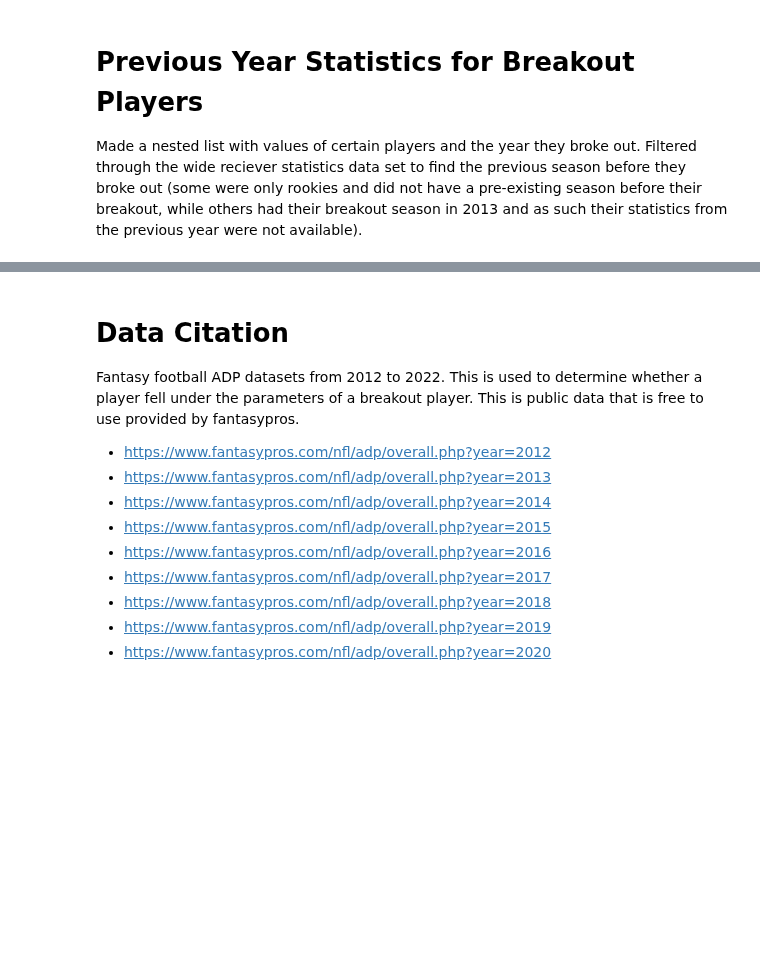
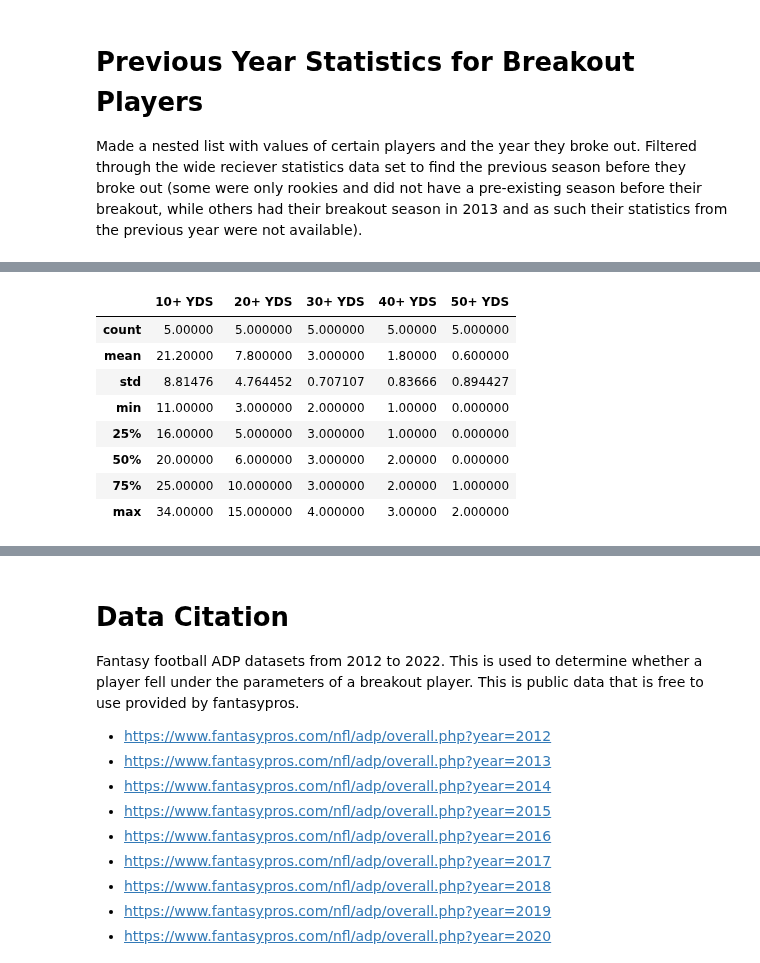
Before and after one commit to jjz62/info2950group, a Jupyter notebook: data_notebook.ipynb, the cells around one changed output, grey strips where cells are left out. Saved outputs shown, nothing was run; the diff lists cells and outputs as text; code cells hidden in the pictures; blank space fills up the shorter version.

```diff
--- a/data_notebook.ipynb
+++ b/data_notebook.ipynb
@@ -262,0 +241,13 @@ TypeError: can only concatenate str (not "int") to str
+# %%
+breakouts_summary_bigplays = empty_table[["10+ YDS", "20+ YDS", "30+ YDS", "40+ YDS", "50+ YDS"]].describe()
+breakouts_summary_bigplays
+# %% [output]
+|  | 10+ YDS | 20+ YDS | 30+ YDS | 40+ YDS | 50+ YDS |
+| count | 5.00000 | 5.000000 | 5.000000 | 5.00000 | 5.000000 |
+| mean | 21.20000 | 7.800000 | 3.000000 | 1.80000 | 0.600000 |
+| std | 8.81476 | 4.764452 | 0.707107 | 0.83666 | 0.894427 |
+| min | 11.00000 | 3.000000 | 2.000000 | 1.00000 | 0.000000 |
+| 25% | 16.00000 | 5.000000 | 3.000000 | 1.00000 | 0.000000 |
+| 50% | 20.00000 | 6.000000 | 3.000000 | 2.00000 | 0.000000 |
+| 75% | 25.00000 | 10.000000 | 3.000000 | 2.00000 | 1.000000 |
+| max | 34.00000 | 15.000000 | 4.000000 | 3.00000 | 2.000000 |
```
Also changed, not shown: parts of 7 cells of this notebook.
